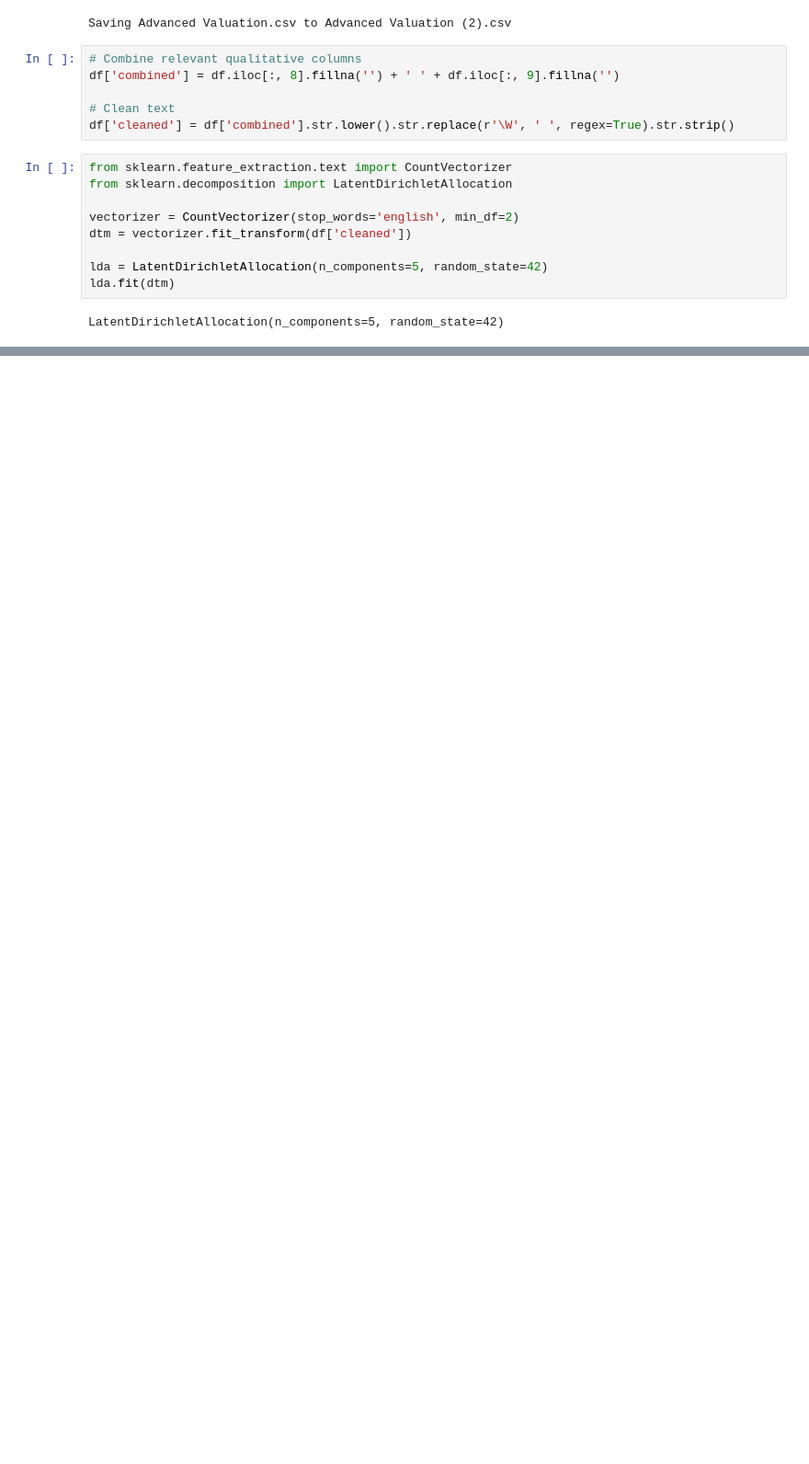
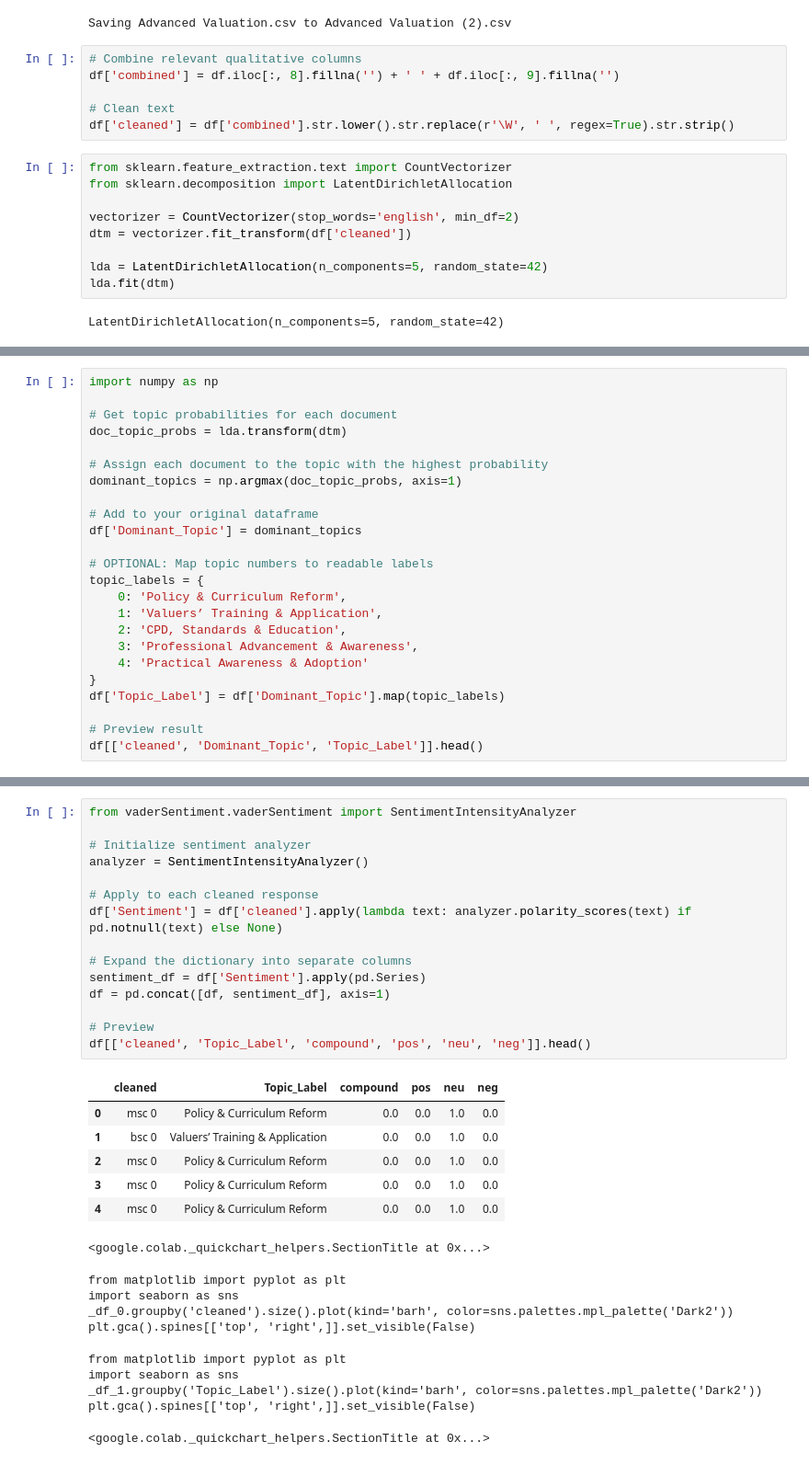
Before and after one commit to Mhuna91/10-08-2022_Assignment, a Jupyter notebook: Tokenization_of_Qualitative_Data.ipynb, the cells around one changed output, grey strips where cells are left out. Shown at 92% size. Saved outputs shown, nothing was run; the diff lists cells and outputs as text; blank space fills up the shorter version.

```diff
--- a/Tokenization_of_Qualitative_Data.ipynb
+++ b/Tokenization_of_Qualitative_Data.ipynb
@@ -95,3 +95,27 @@ panel = prepare(
 pyLDAvis.display(panel)
 # %% [output]
 [interactive output not drawn]
+# %%
+import numpy as np
+
+# Get topic probabilities for each document
+doc_topic_probs = lda.transform(dtm)
+
+# Assign each document to the topic with the highest probability
+dominant_topics = np.argmax(doc_topic_probs, axis=1)
+
+# Add to your original dataframe
+df['Dominant_Topic'] = dominant_topics
+
+# OPTIONAL: Map topic numbers to readable labels
+topic_labels = {
+    0: 'Policy & Curriculum Reform',
+    1: 'Valuers’ Training & Application',
+    2: 'CPD, Standards & Education',
+    3: 'Professional Advancement & Awareness',
+    4: 'Practical Awareness & Adoption'
+}
+df['Topic_Label'] = df['Dominant_Topic'].map(topic_labels)
+
+# Preview result
+df[['cleaned', 'Dominant_Topic', 'Topic_Label']].head()
@@ -97,0 +139,32 @@ pyLDAvis.display(panel)
+# %%
+from vaderSentiment.vaderSentiment import SentimentIntensityAnalyzer
+
+# Initialize sentiment analyzer
+analyzer = SentimentIntensityAnalyzer()
+
+# Apply to each cleaned response
+df['Sentiment'] = df['cleaned'].apply(lambda text: analyzer.polarity_scores(text) if pd.notnull(text) else None)
+
+# Expand the dictionary into separate columns
+sentiment_df = df['Sentiment'].apply(pd.Series)
+df = pd.concat([df, sentiment_df], axis=1)
+
+# Preview
+df[['cleaned', 'Topic_Label', 'compound', 'pos', 'neu', 'neg']].head()
+# %% [output]
+|  | cleaned | Topic_Label | compound | pos | neu | neg |
+| 0 | msc 0 | Policy & Curriculum Reform | 0.0 | 0.0 | 1.0 | 0.0 |
+| 1 | bsc 0 | Valuers’ Training & Application | 0.0 | 0.0 | 1.0 | 0.0 |
+| 2 | msc 0 | Policy & Curriculum Reform | 0.0 | 0.0 | 1.0 | 0.0 |
+| 3 | msc 0 | Policy & Curriculum Reform | 0.0 | 0.0 | 1.0 | 0.0 |
+| 4 | msc 0 | Policy & Curriculum Reform | 0.0 | 0.0 | 1.0 | 0.0 |
+<google.colab._quickchart_helpers.SectionTitle at 0x...>
+from matplotlib import pyplot as plt
+import seaborn as sns
+_df_0.groupby('cleaned').size().plot(kind='barh', color=sns.palettes.mpl_palette('Dark2'))
+plt.gca().spines[['top', 'right',]].set_visible(False)
+from matplotlib import pyplot as plt
+import seaborn as sns
+_df_1.groupby('Topic_Label').size().plot(kind='barh', color=sns.palettes.mpl_palette('Dark2'))
+plt.gca().spines[['top', 'right',]].set_visible(False)
+<google.colab._quickchart_helpers.SectionTitle at 0x...>
```
Also changed, not shown: parts of 3 cells of this notebook.
